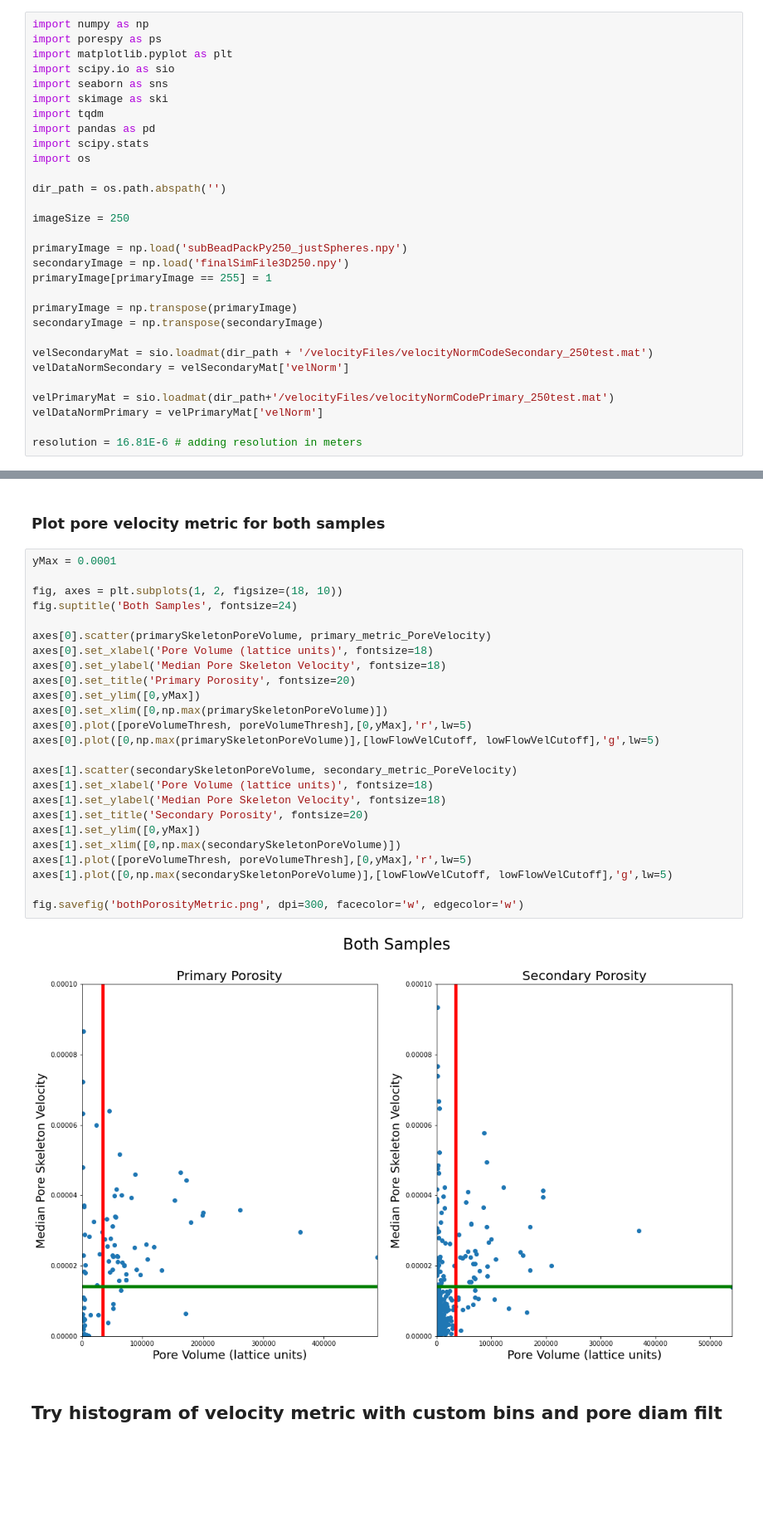
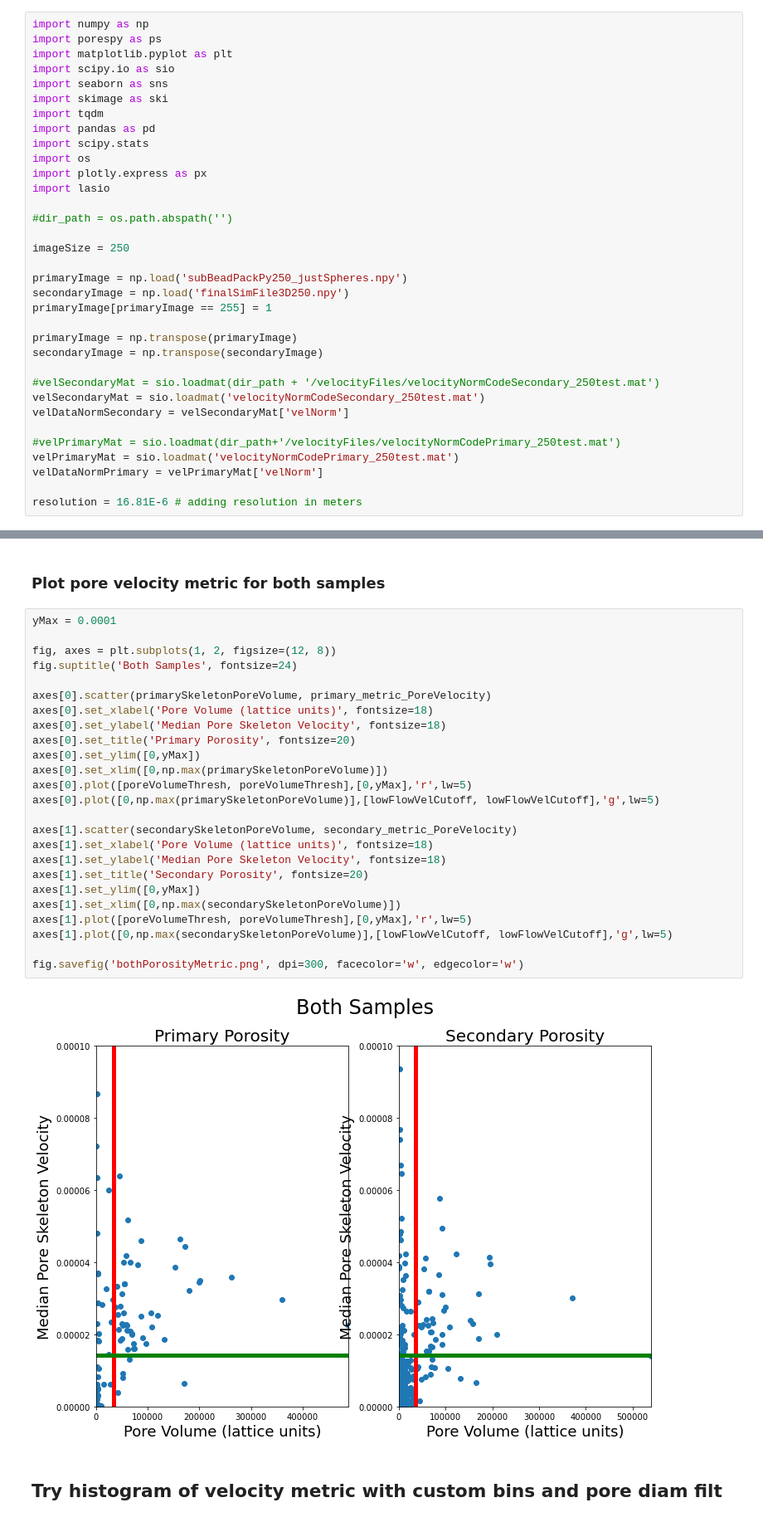
Before and after one commit to akkendrick/LABMOPS, a Jupyter notebook: lowFlowLargePores.ipynb, the cells around one changed output, grey strips where cells are left out. Shown at 83% size. Saved outputs shown, nothing was run; the diff lists cells and outputs as text; blank space fills up the shorter version.

```diff
--- a/lowFlowLargePores.ipynb
+++ b/lowFlowLargePores.ipynb
@@ -9,8 +9,10 @@ import tqdm
 import pandas as pd
 import scipy.stats
 import os
+import plotly.express as px
+import lasio
 
-dir_path = os.path.abspath('')
+#dir_path = os.path.abspath('')
 
 imageSize = 250
 
@@ -21,10 +23,12 @@ primaryImage[primaryImage == 255] = 1
 primaryImage = np.transpose(primaryImage)
 secondaryImage = np.transpose(secondaryImage)
 
-velSecondaryMat = sio.loadmat(dir_path + '/velocityFiles/velocityNormCodeSecondary_250test.mat')
+#velSecondaryMat = sio.loadmat(dir_path + '/velocityFiles/velocityNormCodeSecondary_250test.mat')
+velSecondaryMat = sio.loadmat('velocityNormCodeSecondary_250test.mat')
 velDataNormSecondary = velSecondaryMat['velNorm']
 
-velPrimaryMat = sio.loadmat(dir_path+'/velocityFiles/velocityNormCodePrimary_250test.mat')
+#velPrimaryMat = sio.loadmat(dir_path+'/velocityFiles/velocityNormCodePrimary_250test.mat')
+velPrimaryMat = sio.loadmat('velocityNormCodePrimary_250test.mat')
 velDataNormPrimary = velPrimaryMat['velNorm']
 
 resolution = 16.81E-6 # adding resolution in meters
@@ -408,30 +436,30 @@ fig.savefig('primaryPoreVelAveraging.png')
 # %%
 yMax = 0.0001
 
-fig, axes = plt.subplots(1, 2, figsize=(18, 10))
+fig, axes = plt.subplots(1, 2, figsize=(12, 8))
 fig.suptitle('Both Samples', fontsize=24)
 
 axes[0].scatter(primarySkeletonPoreVolume, primary_metric_PoreVelocity)
 axes[0].set_xlabel('Pore Volume (lattice units)', fontsize=18)
 axes[0].set_ylabel('Median Pore Skeleton Velocity', fontsize=18)
 axes[0].set_title('Primary Porosity', fontsize=20)
 axes[0].set_ylim([0,yMax])
 axes[0].set_xlim([0,np.max(primarySkeletonPoreVolume)])
 axes[0].plot([poreVolumeThresh, poreVolumeThresh],[0,yMax],'r',lw=5)
 axes[0].plot([0,np.max(primarySkeletonPoreVolume)],[lowFlowVelCutoff, lowFlowVelCutoff],'g',lw=5)
 
 axes[1].scatter(secondarySkeletonPoreVolume, secondary_metric_PoreVelocity)
 axes[1].set_xlabel('Pore Volume (lattice units)', fontsize=18)
 axes[1].set_ylabel('Median Pore Skeleton Velocity', fontsize=18)
 axes[1].set_title('Secondary Porosity', fontsize=20)
 axes[1].set_ylim([0,yMax])
 axes[1].set_xlim([0,np.max(secondarySkeletonPoreVolume)])
 axes[1].plot([poreVolumeThresh, poreVolumeThresh],[0,yMax],'r',lw=5)
 axes[1].plot([0,np.max(secondarySkeletonPoreVolume)],[lowFlowVelCutoff, lowFlowVelCutoff],'g',lw=5)
 
 fig.savefig('bothPorosityMetric.png', dpi=300, facecolor='w', edgecolor='w')
 # %% [output]
-[figure, old version]
+[figure, new version]
 # %% [markdown]
 ## Try histogram of velocity metric with custom bins and pore diam filt
 # %%
```
Also changed, not shown: parts of 20 cells of this notebook, 2 other files.
